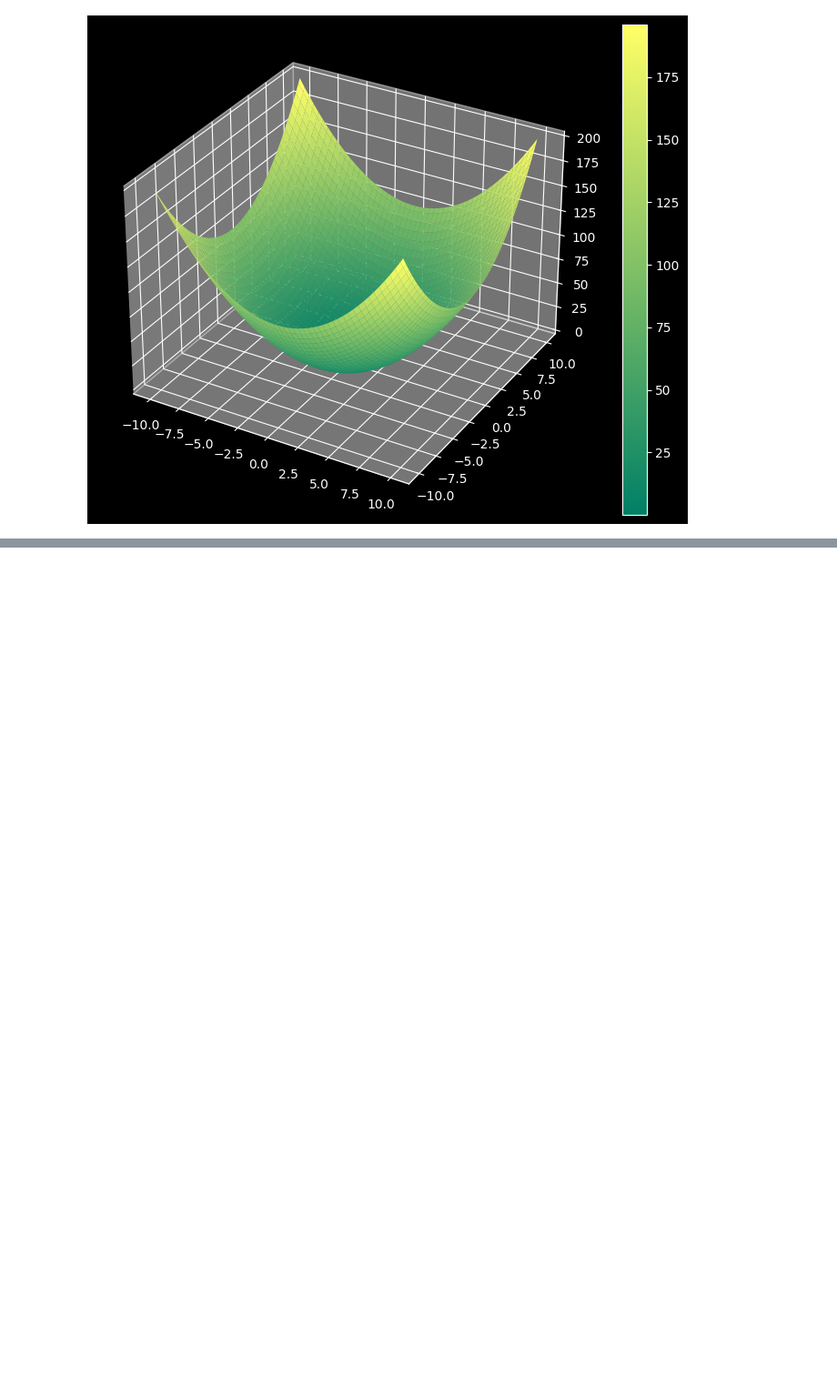
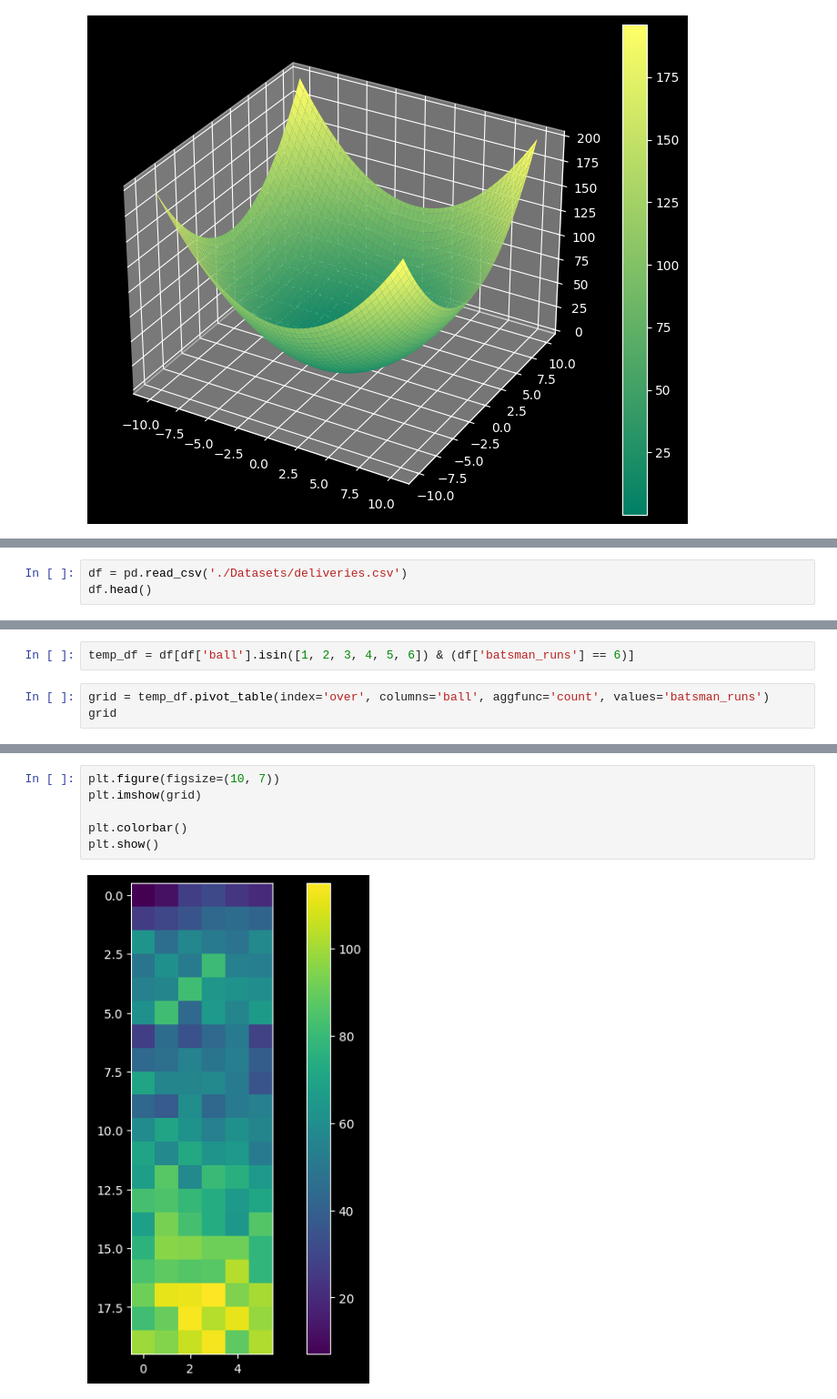
Before and after one commit to ayansuvra/Data-Analysis, a Jupyter notebook: AdvanceMatplotlib.ipynb, the cells around one changed output, grey strips where cells are left out. Shown at 91% size. Cells and saved outputs as stored; diff of their text form; blank space fills up the shorter version.

```diff
--- a/AdvanceMatplotlib.ipynb
+++ b/AdvanceMatplotlib.ipynb
@@ -215,0 +255,3 @@ ax.plot_surface(x, y, z)
+# %%
+df = pd.read_csv('./Datasets/deliveries.csv')
+df.head()
@@ -215,0 +266,5 @@ ax.plot_surface(x, y, z)
+# %%
+temp_df = df[df['ball'].isin([1, 2, 3, 4, 5, 6]) & (df['batsman_runs'] == 6)]
+# %%
+grid = temp_df.pivot_table(index='over', columns='ball', aggfunc='count', values='batsman_runs')
+grid
@@ -215,0 +290,8 @@ ax.plot_surface(x, y, z)
+# %%
+plt.figure(figsize=(10, 7))
+plt.imshow(grid)
+
+plt.colorbar()
+plt.show()
+# %% [output]
+[figure, added]
```
Also changed, not shown: parts of 25 cells of this notebook, 1 other file.
